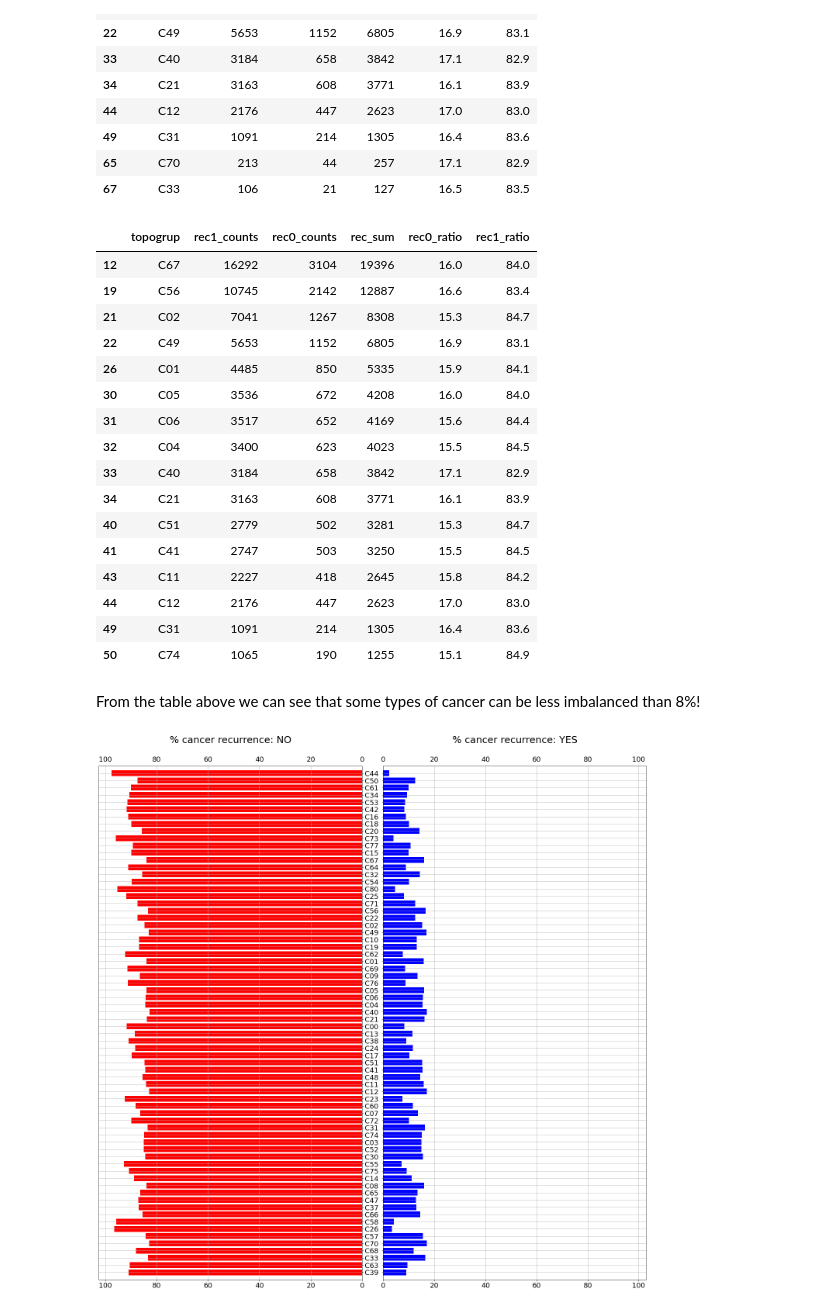
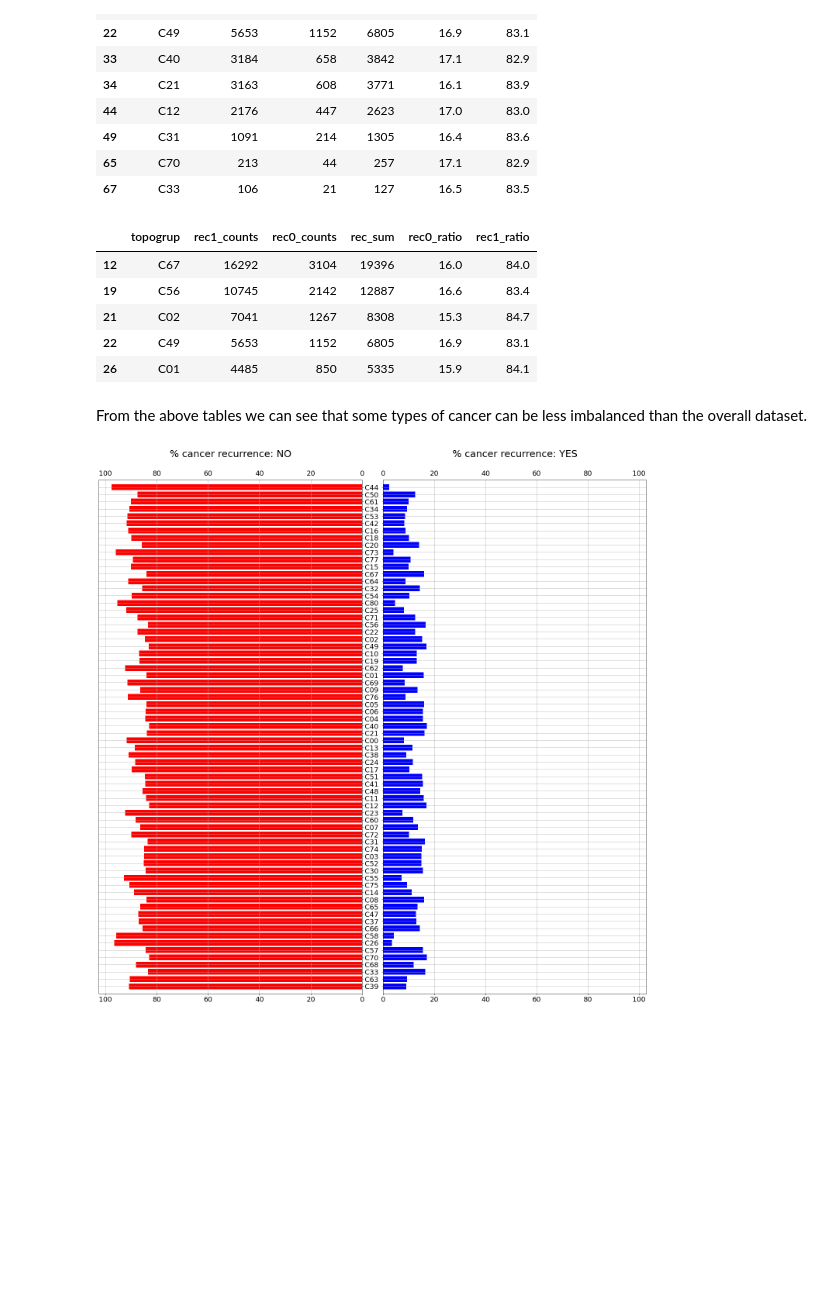
Before and after one commit to skepticalchemist/Cancer-hospital-records, a Jupyter notebook: notebooks/2_EDA.ipynb, the cells around one changed output. Cells and saved outputs as stored; diff of their text form; code cells hidden in the pictures; blank space fills up the shorter version.

```diff
--- a/notebooks/2_EDA.ipynb
+++ b/notebooks/2_EDA.ipynb
@@ -167,9 +168,9 @@ rhc['year_recidiva'] = rhc['dtrecidiva'].dt.year
 rhc['year_trat'] = rhc['dttrat'].dt.year
 
 # convert year to integer
-rhc['year_consult'] = rhc['year_consult'].astype('Int64')
-rhc['year_diag'] = rhc['year_diag'].astype('Int64')
-rhc['year_ultinfo'] = rhc['year_ultinfo'].astype('Int64')
+# rhc['year_consult'] = rhc['year_consult'].astype('Int64')
+# rhc['year_diag'] = rhc['year_diag'].astype('Int64')
+# rhc['year_ultinfo'] = rhc['year_ultinfo'].astype('Int64')
 rhc['year_recidiva'] = rhc['year_recidiva'].astype('Int64')
 rhc['year_trat'] = rhc['year_trat'].astype('Int64')
 # %% [markdown]
@@ -1992,27 +1847,31 @@ df01.head()
 # %%
+df01, target_column = separate_recnenhum('topogrup', 'recnenhum', rhc)
+
 # create a plot considering absolute count values
 x0 = df01['rec0_counts']
 x1 = df01['rec1_counts']
 
-#y = df01['topo']
-y = df01['topogrup']
+y = df01[target_column]
 
 fig, axes = plt.subplots(ncols=2, sharey=True, figsize=(20, 20))
 axes[0].barh(y, x1, align='center', color='red')
 #axes[0].set(title='No cancer recurrence')
-axes[0].set_title('counts of cancer recurrence: NO',fontsize= 25, y=1.04)
+axes[0].set_title('counts of cancer, recurrence: NO',fontsize= 25, y=1.04)
 axes[0].invert_xaxis()
 axes[0].invert_yaxis()
 axes[0].set(yticks=y)
 axes[0].yaxis.tick_right()
 axes[0].grid()
 axes[0].tick_params(axis='both', which='major', labeltop=True, labelsize=18)
+axes[0].set_xlabel(f'counts', fontsize=20)
+axes[0].set_ylabel(f'{target_column}', fontsize=20)
 
 axes[1].barh(y, x0, align='center', color='blue')
 #axes[1].set(title='Cancer recurrence')
-axes[1].set_title('counts of cancer recurrence: YES',fontsize= 25, y=1.04)
+axes[1].set_title('counts of cancer, recurrence: YES',fontsize= 25, y=1.04)
 axes[1].grid(which='both', axis='both')
 axes[1].tick_params(axis='both', which='major', labeltop=True, labelsize=18)
+axes[1].set_xlabel(f'counts', fontsize=20)
 
 fig.tight_layout()
 fig.subplots_adjust(wspace=0.08)
@@ -2062,5 +1886,7 @@ ratio.head()
 # %%
-# show recurrence considering for cases with more than 50000 counts
+ratio = ratio_recnenhum(df01)
+
+# show recurrence for cases with more than 50000 counts
 ratio[ratio['rec1_counts']>50000]
 # %% [output]
 |  | topogrup | rec1_counts | rec0_counts | rec_sum | rec0_ratio | rec1_ratio |
@@ -2082,27 +1908,16 @@ ratio[ratio['rec0_ratio']>16]
 | 67 | C33 | 106 | 21 | 127 | 16.5 | 83.5 |
 # %%
 # visualize some limit values for recurrence: more than 1000 datapoints with recurrence greater than 15%
-ratio[(ratio['rec1_counts']>1000) & (ratio['rec0_ratio']>15)]
+ratio[(ratio['rec1_counts']>4000) & (ratio['rec0_ratio']>15)]
 # %% [output]
 |  | topogrup | rec1_counts | rec0_counts | rec_sum | rec0_ratio | rec1_ratio |
 | 12 | C67 | 16292 | 3104 | 19396 | 16.0 | 84.0 |
 | 19 | C56 | 10745 | 2142 | 12887 | 16.6 | 83.4 |
 | 21 | C02 | 7041 | 1267 | 8308 | 15.3 | 84.7 |
 | 22 | C49 | 5653 | 1152 | 6805 | 16.9 | 83.1 |
 | 26 | C01 | 4485 | 850 | 5335 | 15.9 | 84.1 |
-| 30 | C05 | 3536 | 672 | 4208 | 16.0 | 84.0 |
-| 31 | C06 | 3517 | 652 | 4169 | 15.6 | 84.4 |
-| 32 | C04 | 3400 | 623 | 4023 | 15.5 | 84.5 |
-| 33 | C40 | 3184 | 658 | 3842 | 17.1 | 82.9 |
-| 34 | C21 | 3163 | 608 | 3771 | 16.1 | 83.9 |
-| 40 | C51 | 2779 | 502 | 3281 | 15.3 | 84.7 |
-| 41 | C41 | 2747 | 503 | 3250 | 15.5 | 84.5 |
-| 43 | C11 | 2227 | 418 | 2645 | 15.8 | 84.2 |
-| 44 | C12 | 2176 | 447 | 2623 | 17.0 | 83.0 |
-| 49 | C31 | 1091 | 214 | 1305 | 16.4 | 83.6 |
-| 50 | C74 | 1065 | 190 | 1255 | 15.1 | 84.9 |
 # %% [markdown]
-From the table above we can see that some types of cancer can be less imbalanced than 8%!
+From the above tables we can see that some types of cancer can be less imbalanced than the overall dataset.
 # %%
 # create a plot considering relative values (%)
 
```
Also changed, not shown: parts of 62 cells of this notebook, 1 other file.
